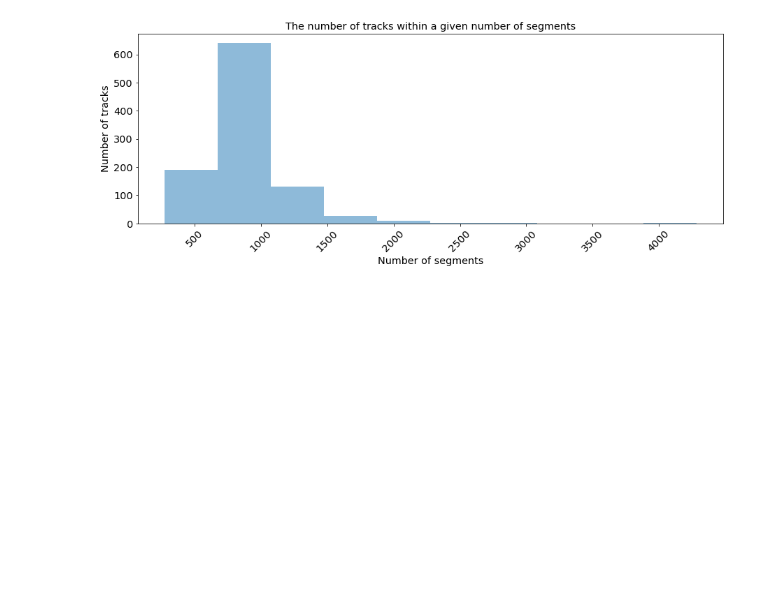
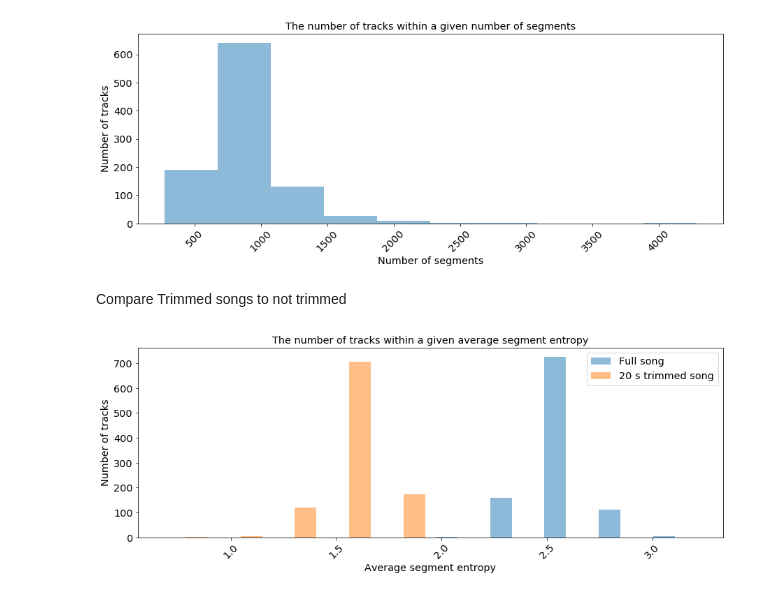
Before and after one commit to dunnkers/music-key-classification, a Jupyter notebook: src/Exploration_Jordan.ipynb, the cells around one changed output. Saved outputs shown, nothing was run; the diff lists cells and outputs as text; code cells hidden in the pictures; blank space fills up the shorter version.

```diff
--- a/src/Exploration_Jordan.ipynb
+++ b/src/Exploration_Jordan.ipynb
@@ -169,4 +173,16 @@ plt.title(f'The number of tracks within a given number of segments')
 plt.show()
 # %% [output]
 [figure]
+# %% [markdown]
+Compare Trimmed songs to not trimmed
+# %%
+plt.hist([df.entropies, df.entropies_trimmed], alpha=0.5, label=["Full song", "%s s trimmed song"%trim_length])
+plt.xticks(rotation=45)
+plt.xlabel('Average segment entropy')
+plt.ylabel('Number of tracks')
+plt.title(f'The number of tracks within a given average segment entropy')
+plt.legend()
+plt.show()
+# %% [output]
+[figure, added]
 # %%
```
Also changed, not shown: parts of 8 cells of this notebook.
